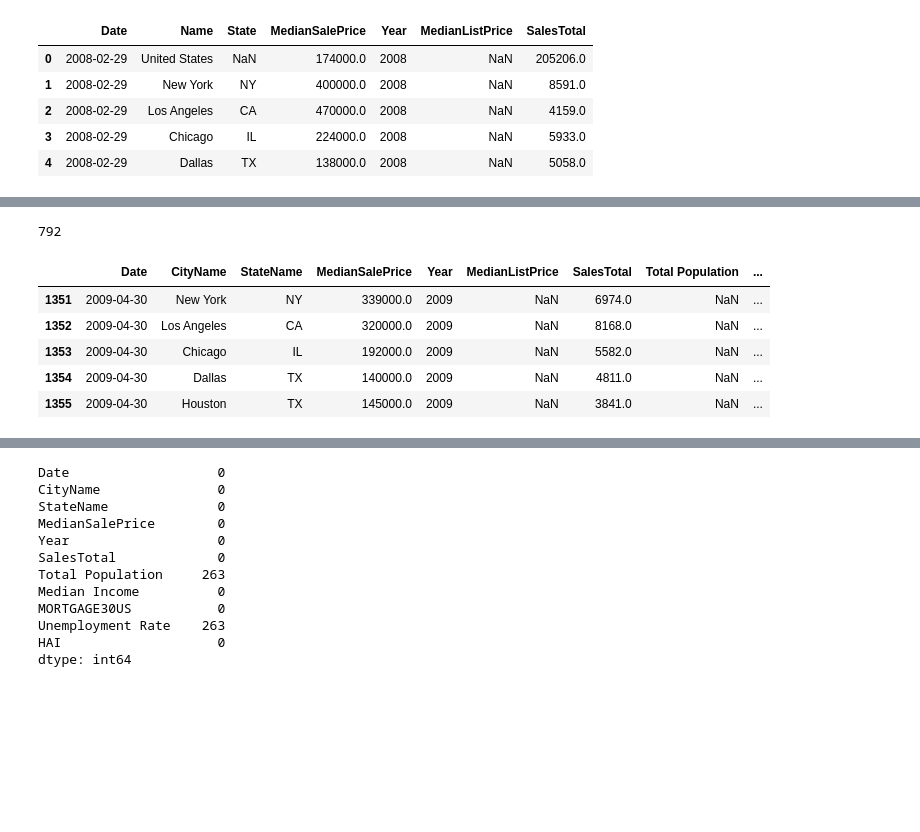
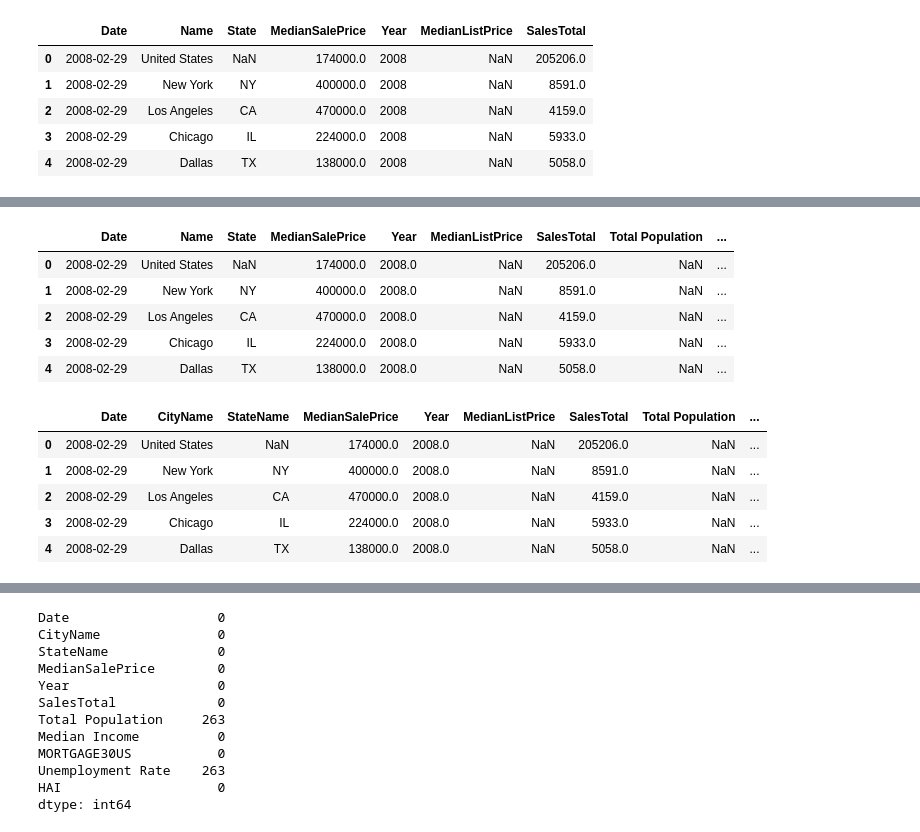
Before and after one commit to Ishicka/The-Seven, a Jupyter notebook: merge_data.ipynb, the cells around one changed output, grey strips where cells are left out. Drawn from its saved outputs; the diff is of its cells as text; code cells hidden in the pictures; blank space fills up the shorter version.

```diff
--- a/merge_data.ipynb
+++ b/merge_data.ipynb
@@ -202,18 +225,18 @@ df3['Date'] = pd.to_datetime(df3['Date'])
+# %%
+
+# Merge df and df3 on the 'Date' column
+df = pd.merge(df, df3, on='Date', how = 'outer')
+df.head()
+# %% [output]
+|  | Date | Name | State | MedianSalePrice | Year | MedianListPrice | SalesTotal | Total Population | ... |
+| 0 | 2008-02-29 | United States | NaN | 174000.0 | 2008.0 | NaN | 205206.0 | NaN | ... |
+| 1 | 2008-02-29 | New York | NY | 400000.0 | 2008.0 | NaN | 8591.0 | NaN | ... |
+| 2 | 2008-02-29 | Los Angeles | CA | 470000.0 | 2008.0 | NaN | 4159.0 | NaN | ... |
+| 3 | 2008-02-29 | Chicago | IL | 224000.0 | 2008.0 | NaN | 5933.0 | NaN | ... |
+| 4 | 2008-02-29 | Dallas | TX | 138000.0 | 2008.0 | NaN | 5058.0 | NaN | ... |
 # %%
-# Merge all data
-df = pd.merge(df1, df2, on=['Name', 'State', 'Year'], how='outer')
 
-
-# Merge df and df3 on the 'Date' column
-df = pd.merge(df, df3, on='Date')
-
-
-# Add
 df['Unemployment Rate'] = (df['Unemployed Labor Force'] / df['Total Labor Force']) * 100 # Calculate the unemployment rate
-# %%
-len(df.dropna())
-# %% [output]
-792
 # %%
 # Apply the calculate_housing_affordability_index function to the df DataFrame
 df['HAI'] = calculate_housing_affordability_index(df['MedianSalePrice'], df['MORTGAGE30US'], df['Median Income'])
@@ -223,16 +245,15 @@ df = df.drop(columns=['Total Labor Force', 'Unemployed Labor Force'])
 # %%
 # Rename the 'Name' column to 'CityName'
 df = df.rename(columns={'Name': 'CityName'})
 # Rename the 'State' column to 'StateName'
 df = df.rename(columns={'State': 'StateName'})
-# Drop all rows with nan values in the 'HAI' column
-df = df.dropna(subset=['HAI'])
+
 
 df.head()
 # %% [output]
 |  | Date | CityName | StateName | MedianSalePrice | Year | MedianListPrice | SalesTotal | Total Population | ... |
-| 1351 | 2009-04-30 | New York | NY | 339000.0 | 2009 | NaN | 6974.0 | NaN | ... |
-| 1352 | 2009-04-30 | Los Angeles | CA | 320000.0 | 2009 | NaN | 8168.0 | NaN | ... |
-| 1353 | 2009-04-30 | Chicago | IL | 192000.0 | 2009 | NaN | 5582.0 | NaN | ... |
-| 1354 | 2009-04-30 | Dallas | TX | 140000.0 | 2009 | NaN | 4811.0 | NaN | ... |
-| 1355 | 2009-04-30 | Houston | TX | 145000.0 | 2009 | NaN | 3841.0 | NaN | ... |
+| 0 | 2008-02-29 | United States | NaN | 174000.0 | 2008.0 | NaN | 205206.0 | NaN | ... |
+| 1 | 2008-02-29 | New York | NY | 400000.0 | 2008.0 | NaN | 8591.0 | NaN | ... |
+| 2 | 2008-02-29 | Los Angeles | CA | 470000.0 | 2008.0 | NaN | 4159.0 | NaN | ... |
+| 3 | 2008-02-29 | Chicago | IL | 224000.0 | 2008.0 | NaN | 5933.0 | NaN | ... |
+| 4 | 2008-02-29 | Dallas | TX | 138000.0 | 2008.0 | NaN | 5058.0 | NaN | ... |
```
Also changed, not shown: parts of 12 cells of this notebook, 2 other files.
